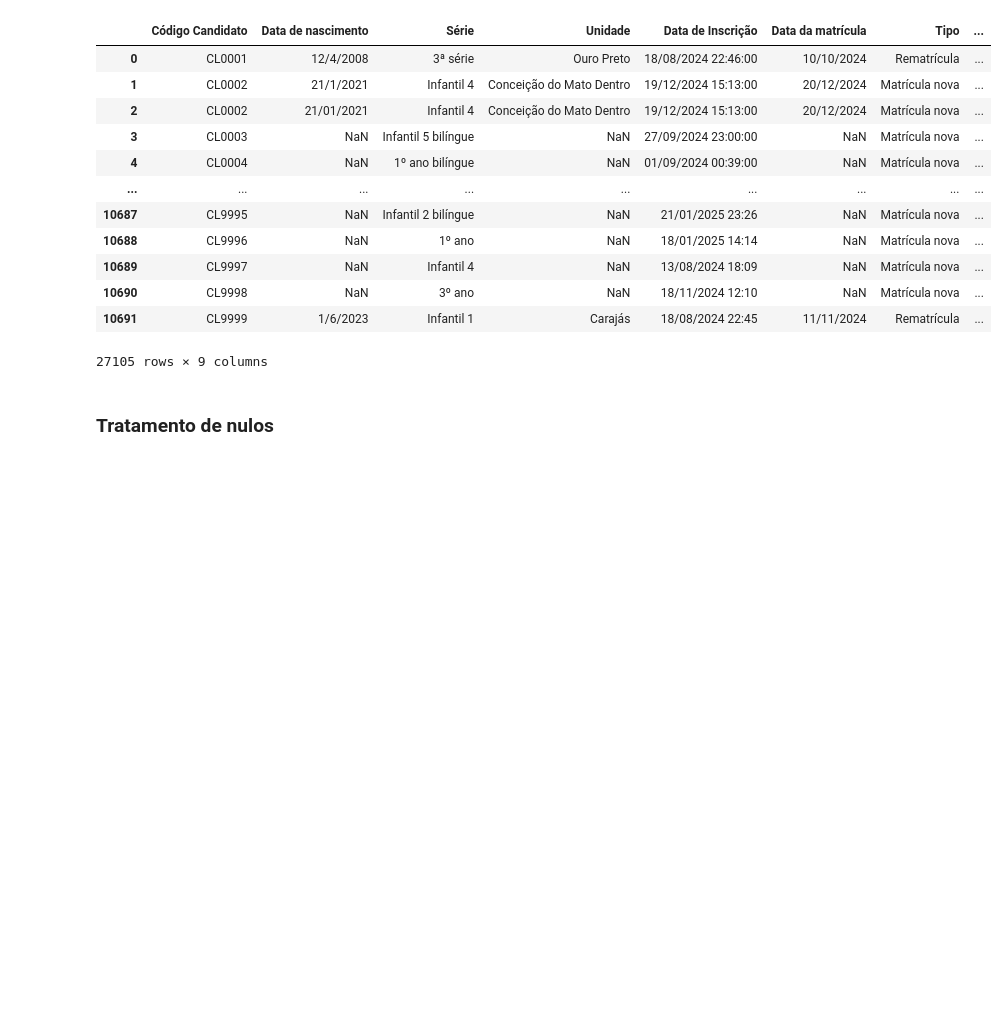
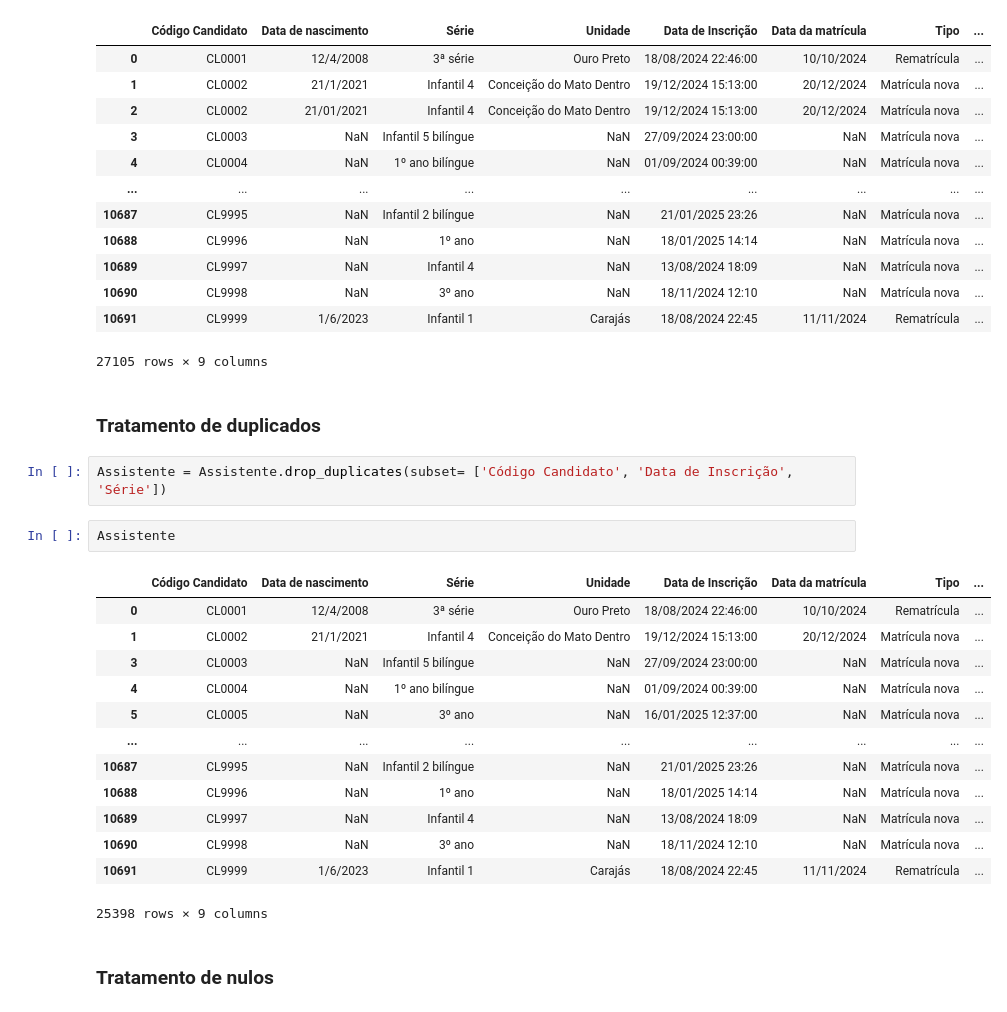
Before and after one commit to ThalesMelo1/Coleguium-Entrevista, a Jupyter notebook: Code/Análise_1.ipynb, the cells around one changed output. Cells and saved outputs as stored; diff of their text form; blank space fills up the shorter version.

```diff
--- a/Code/Análise_1.ipynb
+++ b/Code/Análise_1.ipynb
@@ -40,6 +40,26 @@ Assistente
 | 10690 | CL9998 | NaN | 3º ano | NaN | 18/11/2024 12:10 | NaN | Matrícula nova | ... |
 | 10691 | CL9999 | 1/6/2023 | Infantil 1 | Carajás | 18/08/2024 22:45 | 11/11/2024 | Rematrícula | ... |
 27105 rows × 9 columns
+# %% [markdown]
+### Tratamento de duplicados
+# %%
+Assistente = Assistente.drop_duplicates(subset= ['Código Candidato', 'Data de Inscrição', 'Série'])
+# %%
+Assistente
+# %% [output]
+|  | Código Candidato | Data de nascimento | Série | Unidade | Data de Inscrição | Data da matrícula | Tipo | ... |
+| 0 | CL0001 | 12/4/2008 | 3ª série | Ouro Preto | 18/08/2024 22:46:00 | 10/10/2024 | Rematrícula | ... |
+| 1 | CL0002 | 21/1/2021 | Infantil 4 | Conceição do Mato Dentro | 19/12/2024 15:13:00 | 20/12/2024 | Matrícula nova | ... |
+| 3 | CL0003 | NaN | Infantil 5 bilíngue | NaN | 27/09/2024 23:00:00 | NaN | Matrícula nova | ... |
+| 4 | CL0004 | NaN | 1º ano bilíngue | NaN | 01/09/2024 00:39:00 | NaN | Matrícula nova | ... |
+| 5 | CL0005 | NaN | 3º ano | NaN | 16/01/2025 12:37:00 | NaN | Matrícula nova | ... |
+| ... | ... | ... | ... | ... | ... | ... | ... | ... |
+| 10687 | CL9995 | NaN | Infantil 2 bilíngue | NaN | 21/01/2025 23:26 | NaN | Matrícula nova | ... |
+| 10688 | CL9996 | NaN | 1º ano | NaN | 18/01/2025 14:14 | NaN | Matrícula nova | ... |
+| 10689 | CL9997 | NaN | Infantil 4 | NaN | 13/08/2024 18:09 | NaN | Matrícula nova | ... |
+| 10690 | CL9998 | NaN | 3º ano | NaN | 18/11/2024 12:10 | NaN | Matrícula nova | ... |
+| 10691 | CL9999 | 1/6/2023 | Infantil 1 | Carajás | 18/08/2024 22:45 | 11/11/2024 | Rematrícula | ... |
+25398 rows × 9 columns
 # %% [markdown]
 ### Tratamento de nulos
 # %% [markdown]
```
Also changed, not shown: parts of 3 cells of this notebook, 6 other files.
